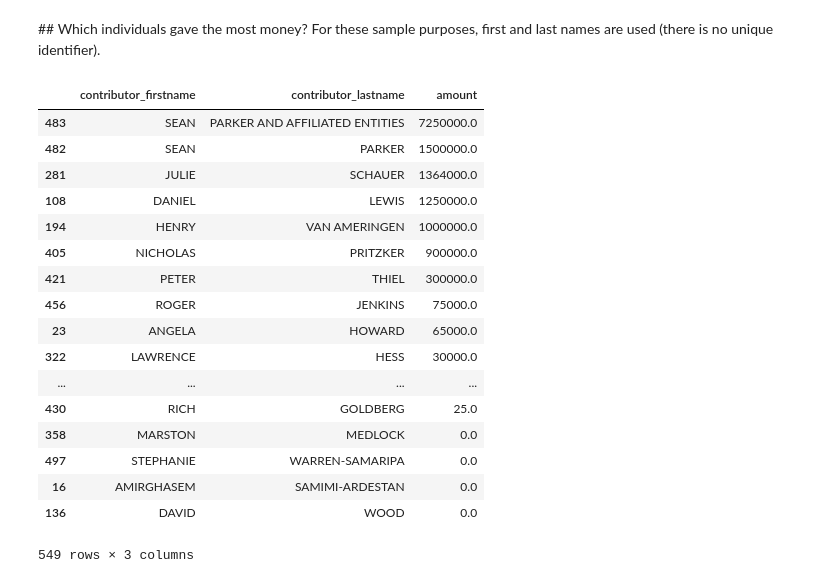
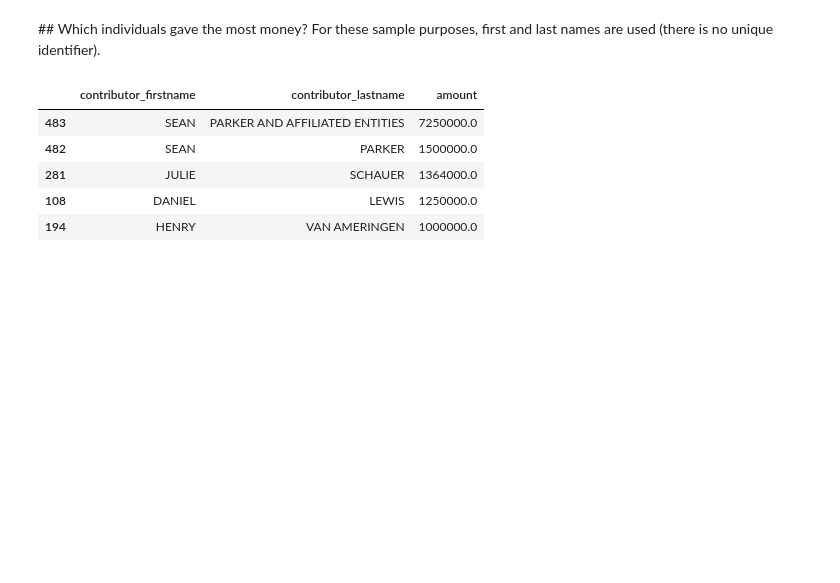
Before and after one commit to kbammarito/analysis_california_prop_64, a Jupyter notebook: prop_64_analysis.ipynb, the cells around one changed output. Cells and saved outputs as stored; diff of their text form; code cells hidden in the pictures; blank space fills up the shorter version.

```diff
--- a/prop_64_analysis.ipynb
+++ b/prop_64_analysis.ipynb
@@ -464,24 +430,12 @@ merged.groupby("committee_name_x").amount.sum().reset_index().sort_values("amoun
 # %% [markdown]
 ## Which individuals gave the most money? For these sample purposes, first and last names are used (there is no unique identifier).
 # %%
-merged.groupby(["contributor_firstname", "contributor_lastname"]).amount.sum().reset_index().sort_values("amount", ascending=False)
+merged.groupby(["contributor_firstname", "contributor_lastname"]).amount.sum().reset_index().sort_values("amount", ascending=False).head()
 # %% [output]
 |  | contributor_firstname | contributor_lastname | amount |
 | 483 | SEAN | PARKER AND AFFILIATED ENTITIES | 7250000.0 |
 | 482 | SEAN | PARKER | 1500000.0 |
 | 281 | JULIE | SCHAUER | 1364000.0 |
 | 108 | DANIEL | LEWIS | 1250000.0 |
 | 194 | HENRY | VAN AMERINGEN | 1000000.0 |
-| 405 | NICHOLAS | PRITZKER | 900000.0 |
-| 421 | PETER | THIEL | 300000.0 |
-| 456 | ROGER | JENKINS | 75000.0 |
-| 23 | ANGELA | HOWARD | 65000.0 |
-| 322 | LAWRENCE | HESS | 30000.0 |
-| ... | ... | ... | ... |
-| 430 | RICH | GOLDBERG | 25.0 |
-| 358 | MARSTON | MEDLOCK | 0.0 |
-| 497 | STEPHANIE | WARREN-SAMARIPA | 0.0 |
-| 16 | AMIRGHASEM | SAMIMI-ARDESTAN | 0.0 |
-| 136 | DAVID | WOOD | 0.0 |
-549 rows × 3 columns
 # %%
```
Also changed, not shown: parts of 20 cells of this notebook.
